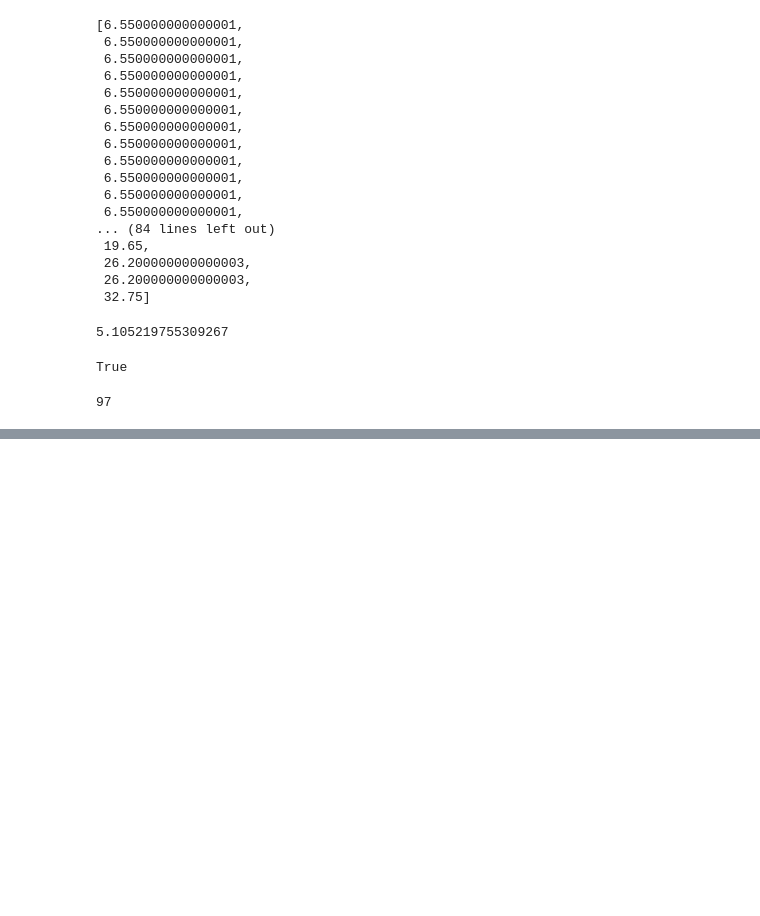
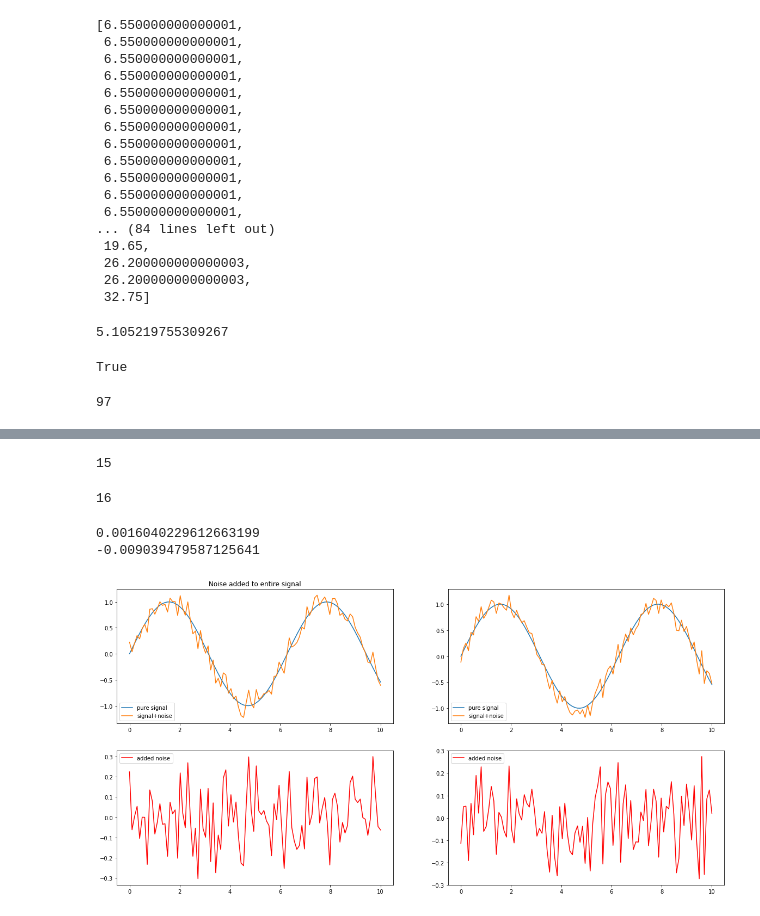
Before and after one commit to jlp237/MA-VPP-RL-bidding, a Jupyter notebook: archive/Archive.ipynb, the cells around one changed output, grey strips where cells are left out. Cells and saved outputs as stored; diff of their text form; code cells hidden in the pictures; blank space fills up the shorter version.

```diff
--- a/archive/Archive.ipynb
+++ b/archive/Archive.ipynb
@@ -1626,0 +1730,55 @@ not_delivered_capacity
+# %%
+activation_possible_count = sum(positive_activation_possible_list)
+activation_possible_count
+# %% [output]
+15
+# %%
+len(positive_activation_possible_list)
+# %% [output]
+16
+# %%
+import numpy as np
+import matplotlib.pyplot as plt
+
+np.random.seed(7)
+t = np.linspace(0, 10, 100)
+data = np.sin(t)
+
+mean = 0
+percentage = 0.2
+noise1 = np.random.normal(mean, data.std(), data.size) * percentage
+data_noisy_1 = data + noise1
+
+fig = plt.figure(figsize=(20,10))
+
+ax1 = fig.add_subplot(221)
+ax1.set_title('Noise added to entire signal')
+ax1.plot(t, data, label='pure signal')
+ax1.plot(t, data_noisy_1, label='signal+noise')
+plt.legend()
+
+ax2 = fig.add_subplot(223)
+ax2.plot(t, data_noisy_1 - data, label='added noise', c='r')
+plt.legend()
+
+standard_deviation = np.std(data)
+standard_deviation_gaussian = standard_deviation *  0.2 # for 20% Gaussian noise
+noise2 = np.random.normal(mean, standard_deviation_gaussian, size = data.shape)
+data_noisy_2 = data + noise2
+#data_noisy_2 = data_noisy_2.clip(min=0)
+
+ax3 = fig.add_subplot(222)
+ax3.plot(t, data, label='pure signal')
+ax3.plot(t, data_noisy_2, label='signal+noise')
+plt.legend()
+
+ax4 = fig.add_subplot(224)
+ax4.plot(t, data_noisy_2 - data, label='added noise', c='r')
+plt.legend()
+
+print(np.mean(data_noisy_1 - data))
+print(np.mean(data_noisy_2 - data))
+# %% [output]
+0.0016040229612663199
+-0.009039479587125641
+[figure, added]
```
Also changed, not shown: parts of 5 cells of this notebook, 14 other files.
